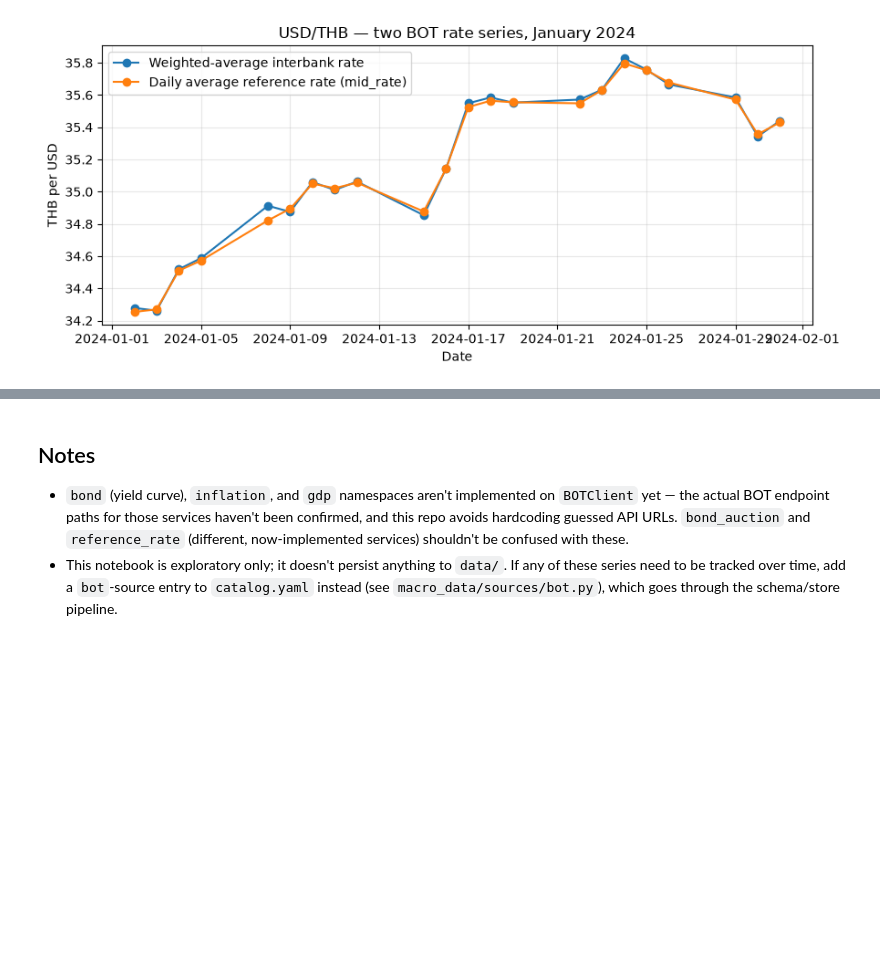
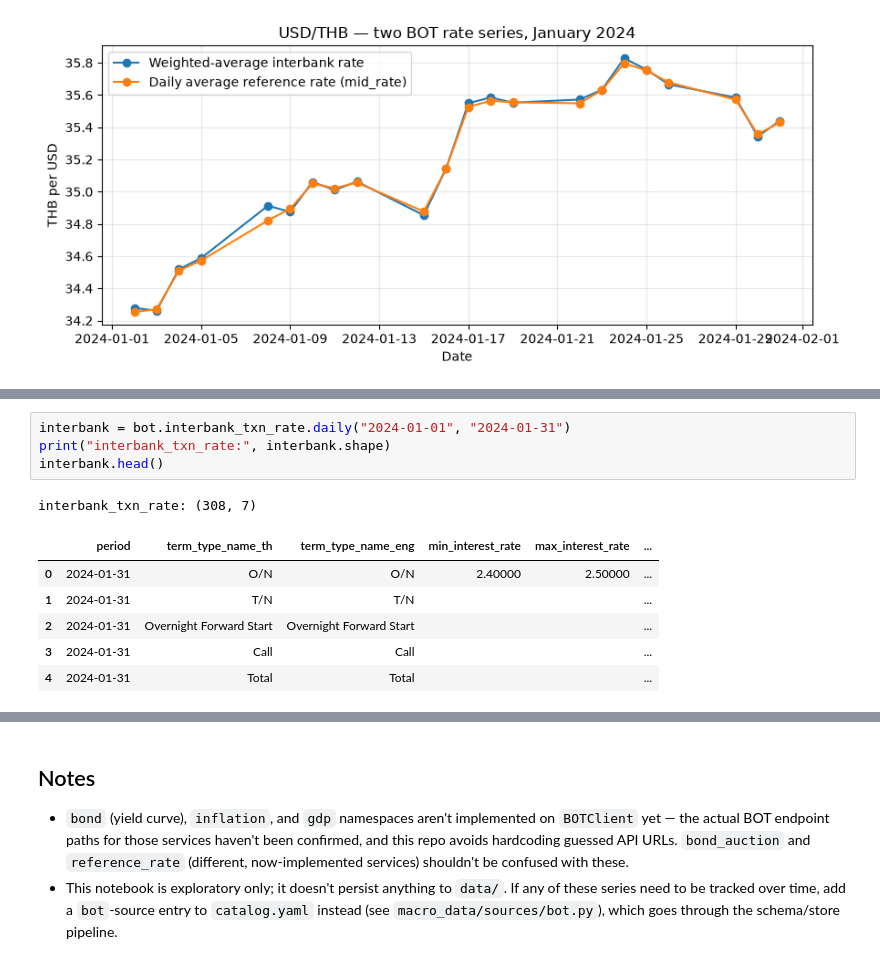
Before and after one commit to thatbeer/macro_data, a Jupyter notebook: notebooks/BOT_query.ipynb, the cells around one changed output, grey strips where cells are left out. Drawn from its saved outputs; the diff is of its cells as text; blank space fills up the shorter version.

```diff
--- a/notebooks/BOT_query.ipynb
+++ b/notebooks/BOT_query.ipynb
@@ -187,0 +271,12 @@ plt.tight_layout()
+# %%
+interbank = bot.interbank_txn_rate.daily("2024-01-01", "2024-01-31")
+print("interbank_txn_rate:", interbank.shape)
+interbank.head()
+# %% [output]
+interbank_txn_rate: (308, 7)
+|  | period | term_type_name_th | term_type_name_eng | min_interest_rate | max_interest_rate | ... |
+| 0 | 2024-01-31 | O/N | O/N | 2.40000 | 2.50000 | ... |
+| 1 | 2024-01-31 | T/N | T/N |  |  | ... |
+| 2 | 2024-01-31 | Overnight Forward Start | Overnight Forward Start |  |  | ... |
+| 3 | 2024-01-31 | Call | Call |  |  | ... |
+| 4 | 2024-01-31 | Total | Total |  |  | ... |
```
Also changed, not shown: parts of 15 cells of this notebook, 1 other file.
